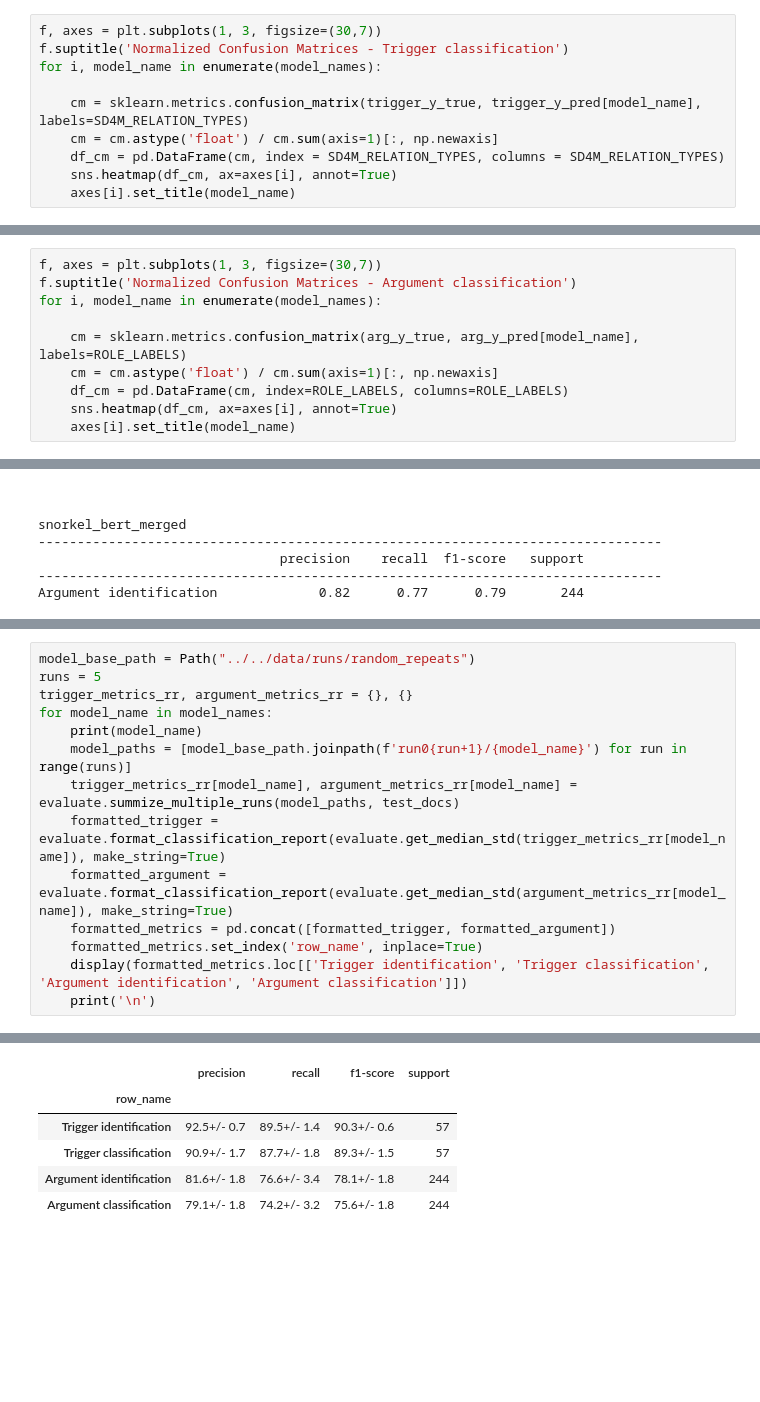
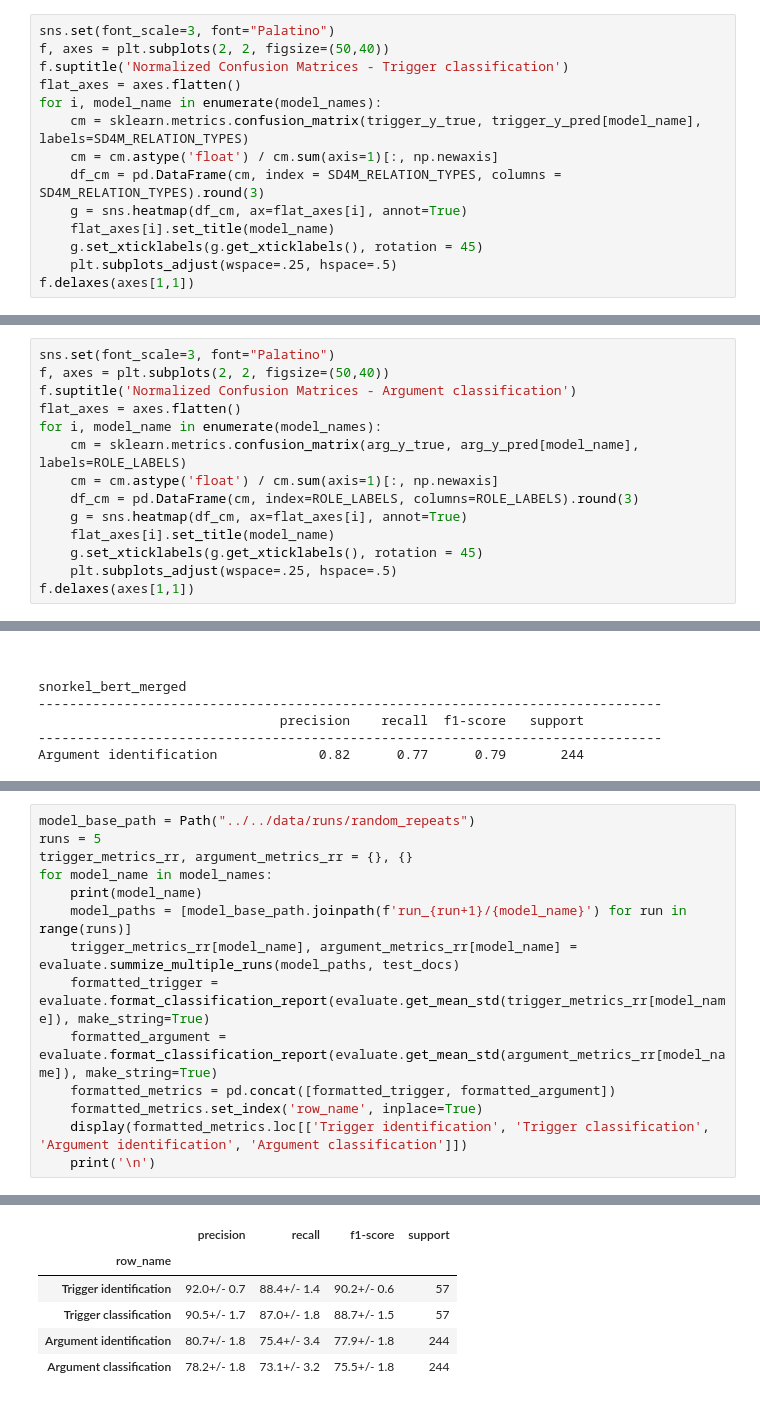
Before and after one commit to DFKI-NLP/eventx, a Jupyter notebook: analysis/notebooks/eventx_analysis.ipynb, the cells around one changed output, grey strips where cells are left out. Drawn from its saved outputs; the diff is of its cells as text; blank space fills up the shorter version.

```diff
--- a/analysis/notebooks/eventx_analysis.ipynb
+++ b/analysis/notebooks/eventx_analysis.ipynb
@@ -114,13 +129,17 @@ RailReplacementService       1.00      0.80      0.89         5
              macro avg       0.92      0.91      0.91        57
           weighted avg       0.89      0.89      0.89        57
 # %%
-f, axes = plt.subplots(1, 3, figsize=(30,7))
+sns.set(font_scale=3, font="Palatino")
+f, axes = plt.subplots(2, 2, figsize=(50,40))
 f.suptitle('Normalized Confusion Matrices - Trigger classification')
+flat_axes = axes.flatten()
 for i, model_name in enumerate(model_names):
-
     cm = sklearn.metrics.confusion_matrix(trigger_y_true, trigger_y_pred[model_name], labels=SD4M_RELATION_TYPES)
     cm = cm.astype('float') / cm.sum(axis=1)[:, np.newaxis]
-    df_cm = pd.DataFrame(cm, index = SD4M_RELATION_TYPES, columns = SD4M_RELATION_TYPES)
-    sns.heatmap(df_cm, ax=axes[i], annot=True)
-    axes[i].set_title(model_name)
+    df_cm = pd.DataFrame(cm, index = SD4M_RELATION_TYPES, columns = SD4M_RELATION_TYPES).round(3)
+    g = sns.heatmap(df_cm, ax=flat_axes[i], annot=True)
+    flat_axes[i].set_title(model_name)
+    g.set_xticklabels(g.get_xticklabels(), rotation = 45)
+    plt.subplots_adjust(wspace=.25, hspace=.5)
+f.delaxes(axes[1,1])
 # %% [output]
@@ -185,13 +210,17 @@ print(sklearn.metrics.classification_report(arg_y_true, arg_y_pred["snorkel_bert
    macro avg       0.85      0.78      0.78       242
 weighted avg       0.83      0.77      0.79       242
 # %%
-f, axes = plt.subplots(1, 3, figsize=(30,7))
+sns.set(font_scale=3, font="Palatino")
+f, axes = plt.subplots(2, 2, figsize=(50,40))
 f.suptitle('Normalized Confusion Matrices - Argument classification')
+flat_axes = axes.flatten()
 for i, model_name in enumerate(model_names):
-
     cm = sklearn.metrics.confusion_matrix(arg_y_true, arg_y_pred[model_name], labels=ROLE_LABELS)
     cm = cm.astype('float') / cm.sum(axis=1)[:, np.newaxis]
-    df_cm = pd.DataFrame(cm, index=ROLE_LABELS, columns=ROLE_LABELS)
-    sns.heatmap(df_cm, ax=axes[i], annot=True)
-    axes[i].set_title(model_name)
+    df_cm = pd.DataFrame(cm, index=ROLE_LABELS, columns=ROLE_LABELS).round(3)
+    g = sns.heatmap(df_cm, ax=flat_axes[i], annot=True)
+    flat_axes[i].set_title(model_name)
+    g.set_xticklabels(g.get_xticklabels(), rotation = 45)
+    plt.subplots_adjust(wspace=.25, hspace=.5)
+f.delaxes(axes[1,1])
 # %% [output]
@@ -329,25 +386,25 @@ Metrics are given as median & standard deviation.
 # %%
 model_base_path = Path("../../data/runs/random_repeats")
 runs = 5
 trigger_metrics_rr, argument_metrics_rr = {}, {}
 for model_name in model_names:
     print(model_name)
-    model_paths = [model_base_path.joinpath(f'run0{run+1}/{model_name}') for run in range(runs)]
+    model_paths = [model_base_path.joinpath(f'run_{run+1}/{model_name}') for run in range(runs)]
     trigger_metrics_rr[model_name], argument_metrics_rr[model_name] = evaluate.summize_multiple_runs(model_paths, test_docs)
-    formatted_trigger = evaluate.format_classification_report(evaluate.get_median_std(trigger_metrics_rr[model_name]), make_string=True)
-    formatted_argument = evaluate.format_classification_report(evaluate.get_median_std(argument_metrics_rr[model_name]), make_string=True)
+    formatted_trigger = evaluate.format_classification_report(evaluate.get_mean_std(trigger_metrics_rr[model_name]), make_string=True)
+    formatted_argument = evaluate.format_classification_report(evaluate.get_mean_std(argument_metrics_rr[model_name]), make_string=True)
     formatted_metrics = pd.concat([formatted_trigger, formatted_argument])
     formatted_metrics.set_index('row_name', inplace=True)
     display(formatted_metrics.loc[['Trigger identification', 'Trigger classification', 'Argument identification', 'Argument classification']])
     print('\n')
 # %% [output]
 snorkel_bert_gold
 |  | precision | recall | f1-score | support |
 | row_name |  |  |  |  |
-| Trigger identification | 92.5+/- 0.7 | 89.5+/- 1.4 | 90.3+/- 0.6 | 57 |
-| Trigger classification | 90.9+/- 1.7 | 87.7+/- 1.8 | 89.3+/- 1.5 | 57 |
-| Argument identification | 81.6+/- 1.8 | 76.6+/- 3.4 | 78.1+/- 1.8 | 244 |
-| Argument classification | 79.1+/- 1.8 | 74.2+/- 3.2 | 75.6+/- 1.8 | 244 |
+| Trigger identification | 92.0+/- 0.7 | 88.4+/- 1.4 | 90.2+/- 0.6 | 57 |
+| Trigger classification | 90.5+/- 1.7 | 87.0+/- 1.8 | 88.7+/- 1.5 | 57 |
+| Argument identification | 80.7+/- 1.8 | 75.4+/- 3.4 | 77.9+/- 1.8 | 244 |
+| Argument classification | 78.2+/- 1.8 | 73.1+/- 3.2 | 75.5+/- 1.8 | 244 |
 snorkel_bert_daystream
 |  | precision | recall | f1-score | support |
 | row_name |  |  |  |  |
```
Also changed, not shown: parts of 19 cells of this notebook, 1 other file.
